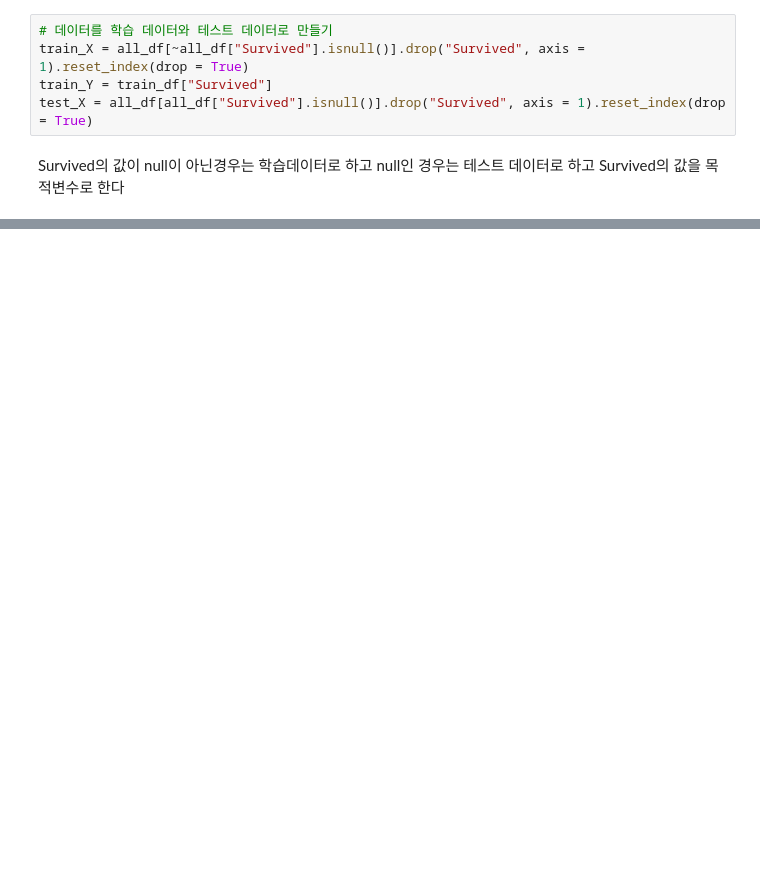
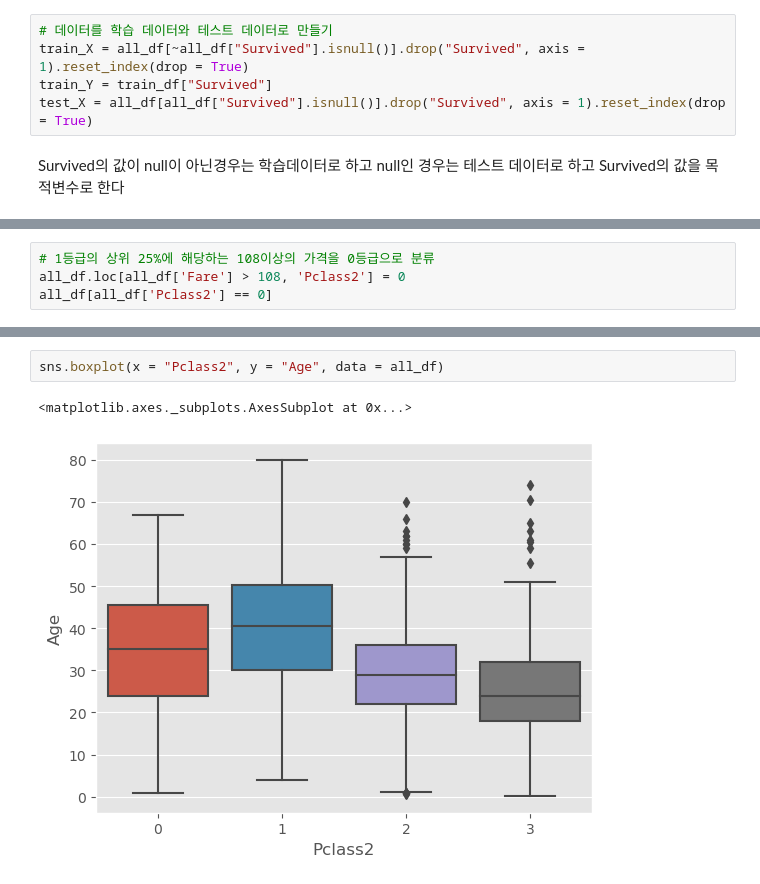
Before and after one commit to SIDED00R/kaggle_project, a Jupyter notebook: titanic/kaggle_titanic.ipynb, the cells around one changed output, grey strips where cells are left out. Drawn from its saved outputs; the diff is of its cells as text; blank space fills up the shorter version.

```diff
--- a/titanic/kaggle_titanic.ipynb
+++ b/titanic/kaggle_titanic.ipynb
@@ -694,0 +936,4 @@ Survived의 값을 목적변수로 한다
+# %%
+# 1등급의 상위 25%에 해당하는 108이상의 가격을 0등급으로 분류
+all_df.loc[all_df['Fare'] > 108, 'Pclass2'] = 0
+all_df[all_df['Pclass2'] == 0]
@@ -694,0 +965,5 @@ Survived의 값을 목적변수로 한다
+# %%
+sns.boxplot(x = "Pclass2", y = "Age", data = all_df)
+# %% [output]
+<matplotlib.axes._subplots.AxesSubplot at 0x...>
+[figure, added]
```
Also changed, not shown: parts of 55 cells of this notebook.
